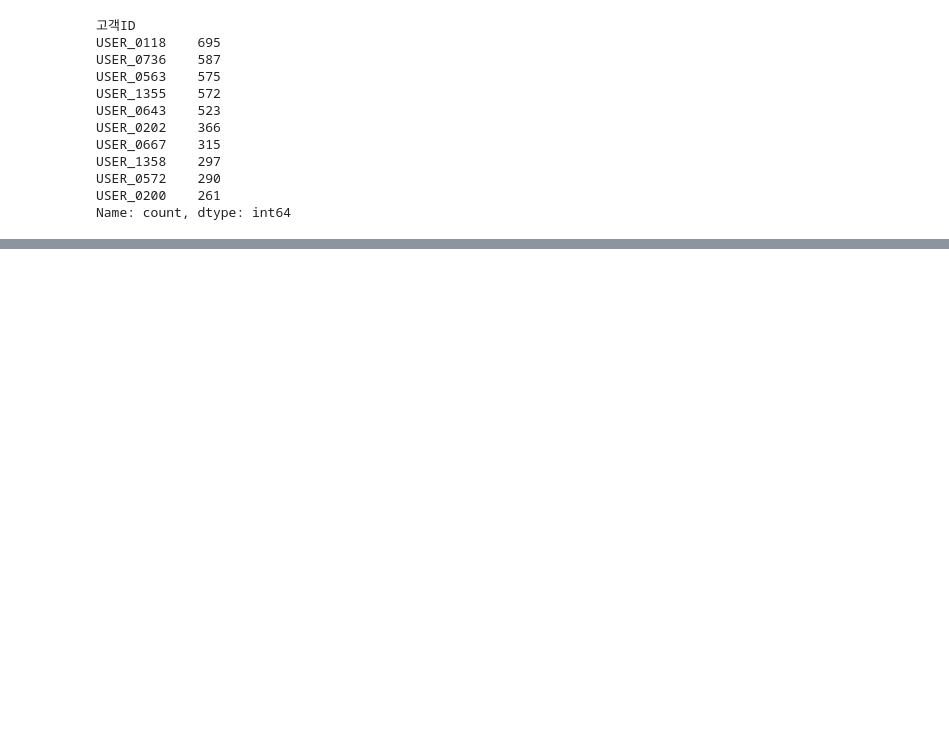
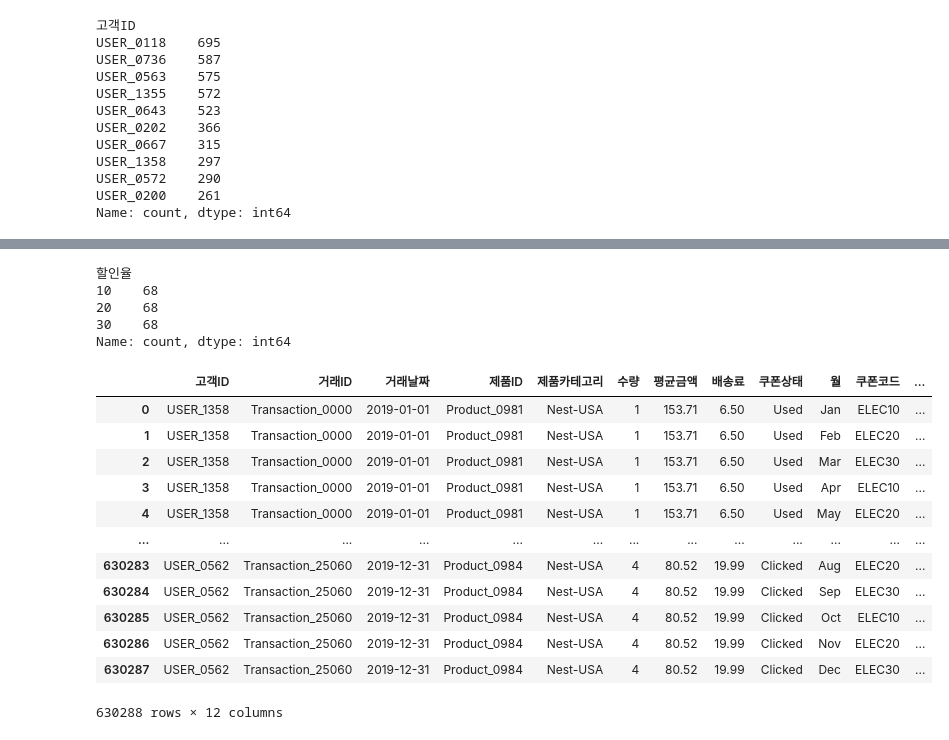
Before and after one commit to suheon99/suheon_99, a Jupyter notebook: 이커머스 고객 세분화 분석_ver 1.ipynb, the cells around one changed output, grey strips where cells are left out. Drawn from its saved outputs; the diff is of its cells as text; code cells hidden in the pictures; blank space fills up the shorter version.

```diff
--- a/이커머스 고객 세분화 분석_ver 1.ipynb
+++ b/이커머스 고객 세분화 분석_ver 1.ipynb
@@ -662,0 +787,25 @@ ValueError: All arrays must be of the same length
+# %%
+dis['할인율'].value_counts()
+# %% [output]
+할인율
+10    68
+20    68
+30    68
+Name: count, dtype: int64
+# %%
+online_dis = pd.merge(online, dis, on='제품카테고리')
+online_dis
+# %% [output]
+|  | 고객ID | 거래ID | 거래날짜 | 제품ID | 제품카테고리 | 수량 | 평균금액 | 배송료 | 쿠폰상태 | 월 | 쿠폰코드 | ... |
+| 0 | USER_1358 | Transaction_0000 | 2019-01-01 | Product_0981 | Nest-USA | 1 | 153.71 | 6.50 | Used | Jan | ELEC10 | ... |
+| 1 | USER_1358 | Transaction_0000 | 2019-01-01 | Product_0981 | Nest-USA | 1 | 153.71 | 6.50 | Used | Feb | ELEC20 | ... |
+| 2 | USER_1358 | Transaction_0000 | 2019-01-01 | Product_0981 | Nest-USA | 1 | 153.71 | 6.50 | Used | Mar | ELEC30 | ... |
+| 3 | USER_1358 | Transaction_0000 | 2019-01-01 | Product_0981 | Nest-USA | 1 | 153.71 | 6.50 | Used | Apr | ELEC10 | ... |
+| 4 | USER_1358 | Transaction_0000 | 2019-01-01 | Product_0981 | Nest-USA | 1 | 153.71 | 6.50 | Used | May | ELEC20 | ... |
+| ... | ... | ... | ... | ... | ... | ... | ... | ... | ... | ... | ... | ... |
+| 630283 | USER_0562 | Transaction_25060 | 2019-12-31 | Product_0984 | Nest-USA | 4 | 80.52 | 19.99 | Clicked | Aug | ELEC20 | ... |
+| 630284 | USER_0562 | Transaction_25060 | 2019-12-31 | Product_0984 | Nest-USA | 4 | 80.52 | 19.99 | Clicked | Sep | ELEC30 | ... |
+| 630285 | USER_0562 | Transaction_25060 | 2019-12-31 | Product_0984 | Nest-USA | 4 | 80.52 | 19.99 | Clicked | Oct | ELEC10 | ... |
+| 630286 | USER_0562 | Transaction_25060 | 2019-12-31 | Product_0984 | Nest-USA | 4 | 80.52 | 19.99 | Clicked | Nov | ELEC20 | ... |
+| 630287 | USER_0562 | Transaction_25060 | 2019-12-31 | Product_0984 | Nest-USA | 4 | 80.52 | 19.99 | Clicked | Dec | ELEC30 | ... |
+630288 rows × 12 columns
```
Also changed, not shown: parts of 19 cells of this notebook.
